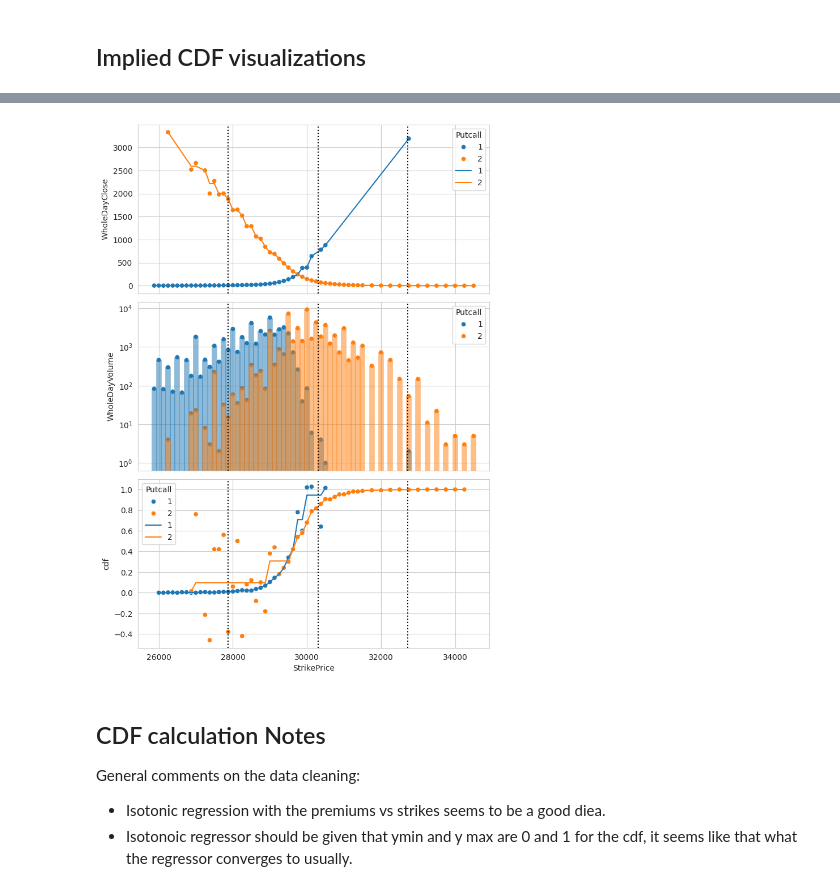
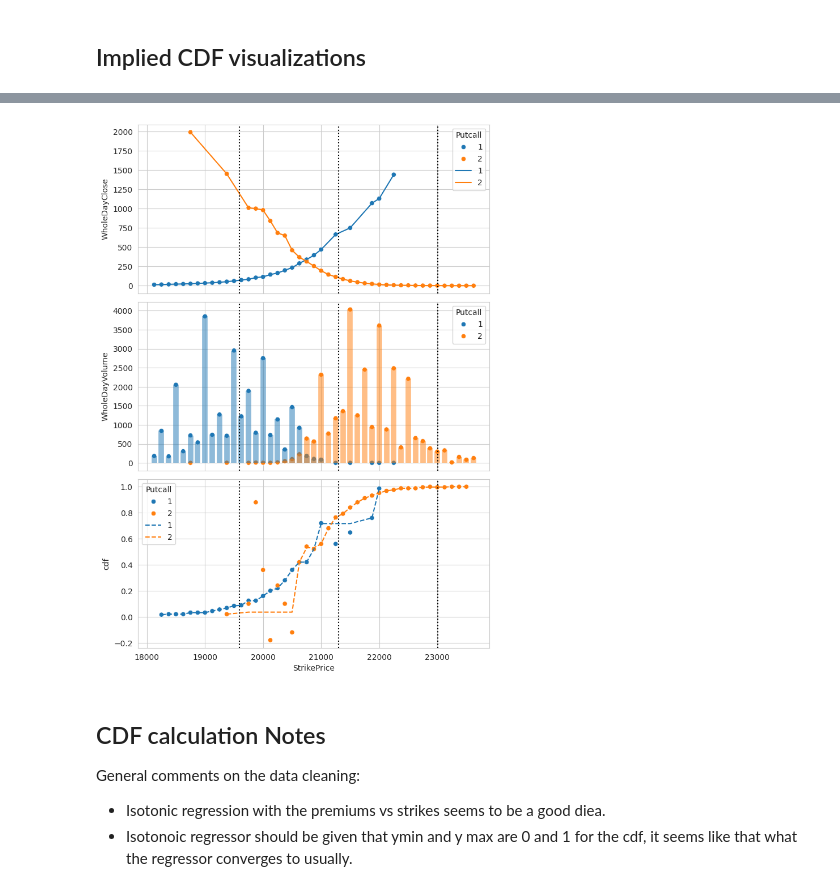
Before and after one commit to FlyingCurryMonster/JPY-equities, a Jupyter notebook: implied-probability-distributions.ipynb, the cells around one changed output, grey strips where cells are left out. Cells and saved outputs as stored; diff of their text form; code cells hidden in the pictures.

```diff
--- a/implied-probability-distributions.ipynb
+++ b/implied-probability-distributions.ipynb
@@ -281,7 +281,8 @@ Denoising procedure:
 3. Denoise the implied CDF with another volume weighted isotonic regressor
 # %%
 options['logVolume'] = np.log1p(options['WholeDayVolume'])
-weights_column = 'logVolume'
+weights_column = 'WholeDayVolume'
+# weights_column = 'WholeDayVolume'
 options['Putcall_encoder']=options.index.get_level_values('Putcall') ==1 # 1 for puts that have increasing premiums with increasing strikes
 
 options['Close_iso'] = options.groupby(indices, group_keys=False).apply(
@@ -319,7 +320,9 @@ options['Close_iso_weighted'] = options.groupby(indices, group_keys=False).apply
     )
 options['cdf_iso_weighted'] = options.groupby(indices, group_keys=False).apply(
         weightedIsotonicSmoother_pandas, y_col='cdf', weight_col=weights_column, direction=True)
-
+# options['cdf_clean'] = options['cdf_iso_weighted'].dropna().groupby(indices, group_keys=False).apply(
+#     savgol_pandas, 5, 1
+# )
 
 options['butterfly'] = butterflySpread_pdgroupby(options['Close_sm'].groupby(indices, group_keys=False))
 options['curvature'] = options.butterfly.div(options.dK.pow(2))
@@ -351,7 +354,7 @@ plot_args =  {'hue': 'Putcall', 'palette':'tab10'}
 # %%
 # 13 has a good example of going below the limits
 # example 300 seems well behaved
-example = contract_list.index[300]
+example = contract_list.index[1000]
 print(example[:-1])
 df = options.loc[example[:-1]]
 print('Interest rate is: ', 100*df.InterestRate.mean(), 'Spread in the rate is:', df.InterestRate.std())
@@ -371,13 +374,14 @@ for i, row in df.iterrows():
     if row['Putcall_encoder'] ==True:color = 'tab:blue'
     else: color = 'tab:orange'
     ax[1].vlines(row['K'], 0, row['WholeDayVolume'], alpha =0.5, linewidth = 7, color = color)
-ax[1].set_yscale('log')
+# ax[1].set_yscale('log')
 
 
 # AXES 2
 sns.scatterplot(df, x = 'StrikePrice', y = 'cdf', ax=ax[2], **plot_args)
 # sns.lineplot(df, x = 'StrikePrice', y = 'cdf_iso', ax=ax[2], linestyle = '-', **plot_args)
-sns.lineplot(df, x = 'StrikePrice', y = 'cdf_iso_weighted', ax=ax[2], **plot_args)
+sns.lineplot(df, x = 'StrikePrice', y = 'cdf_iso_weighted', ax=ax[2], linestyle='--', **plot_args)
+# sns.lineplot(df, x = 'StrikePrice', y = 'cdf_clean', ax=ax[2], linestyle='-', **plot_args)
 
 # Annotations
 for a in ax:
@@ -389 +393 @@ Interest rate is:  -0.35999999999999993 Spread in the rate is: 4.361661665268564
-[figure, old version]
+[figure, new version]
```
Also changed, not shown: parts of 15 cells of this notebook.
